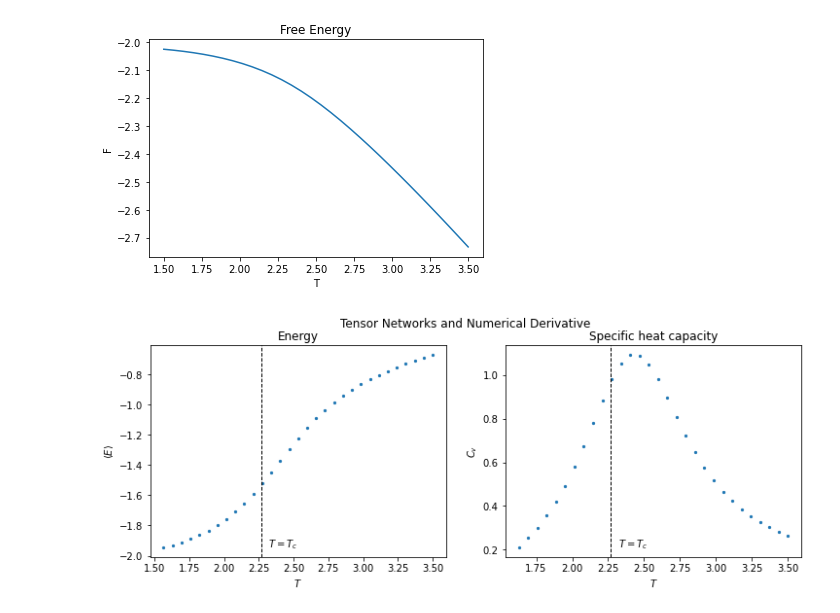
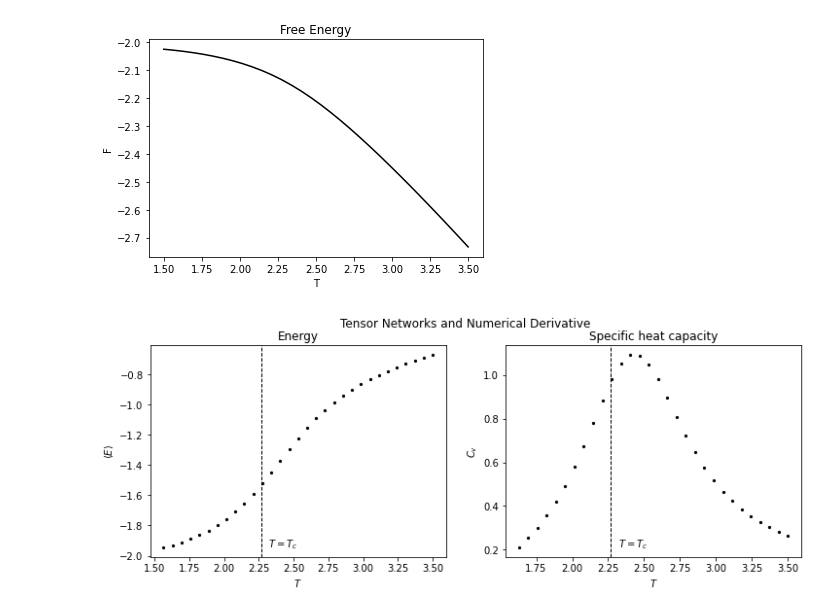
Before and after one commit to letallbewell/Ising_Model, a Jupyter notebook: Tensor Network.ipynb, the cells around one changed output. Cells and saved outputs as stored; diff of their text form; code cells hidden in the pictures.

```diff
--- a/Tensor Network.ipynb
+++ b/Tensor Network.ipynb
@@ -49,25 +65,27 @@ for beta in tqdm(betas):
     Z = find_Z(beta, N)
     Zs.append(Z)
 # %%
-Fs = -Ts * ln_Z/ (N**2)
-plt.plot(Ts, Fs);
+ln_Zs = np.log(Zs)
+
+Fs = -Ts * ln_Zs/ (N**2)
+plt.plot(Ts, Fs, c='k');
 plt.title('Free Energy');
 plt.xlabel('T');
 plt.ylabel('F');
 plt.savefig('Free energy.jpg')
 # %% [output]
-[figure, old version]
+[figure, new version]
 # %%
 
 # Energy
-dln_Z_d = [(ln_Z[i+1]-ln_Z[i])/(betas[i+1]-betas[i])
-                 for i in range(ln_Z.shape[0]-1)]
-dln_Z_d = np.array(dln_Z_d)/N**2
-E = -dln_Z_d
+dln_Z_d_beta = [(ln_Zs[i+1]-ln_Zs[i])/(betas[i+1]-betas[i])
+                 for i in range(ln_Zs.shape[0]-1)]
+dln_Z_d_beta = np.array(dln_Z_d_beta)/N**2
+E = -dln_Z_d_beta
 
 # Specific heat
-dln_Z_d2 = [(dln_Z_d[i+1]-dln_Z_d[i])/(betas[i+1]-betas[i])
-           for i in range(dln_Z_d.shape[0]-1)]
+dln_Z_d2 = [(dln_Z_d_beta[i+1]-dln_Z_d_beta[i])/(betas[i+1]-betas[i])
+           for i in range(dln_Z_d_beta.shape[0]-1)]
 dln_Z_d2 = np.array(dln_Z_d2)
 Delta_E2 = dln_Z_d2
 C =  Delta_E2/Ts[2:]**2
@@ -77,7 +95,7 @@ Ts = 1/betas
 f = plt.figure(figsize=(12, 4)); #
 
 f.add_subplot(1,2,1);
-plt.scatter(Ts[1:], E, s=5)
+plt.scatter(Ts[1:], E, c='k', s=5)
 plt.axvline(x=Tc, c='k', linewidth=1, linestyle='--')
 plt.annotate(r'$T = T_c$', xy=(Tc+0.05,np.min(E)), fontsize=10);
 plt.xlabel(r'$ T $')
@@ -85,7 +103,7 @@ plt.ylabel(r'$ \langle E \rangle $');
 plt.title('Energy');
 
 f.add_subplot(1,2,2);
-plt.scatter(Ts[2:], C, s=5)
+plt.scatter(Ts[2:], C, c='k', s=5)
 plt.axvline(x=Tc, c='k', linewidth=1, linestyle='--')
 plt.annotate(r'$T = T_c$', xy=(Tc+0.05,np.min(C)), fontsize=10);
 plt.xlabel(r'$ T $')
@@ -95,4 +113,4 @@ plt.title('Specific heat capacity');
 plt.suptitle('Tensor Networks and Numerical Derivative');
 plt.savefig('TN E and C.jpg')
 # %% [output]
-[figure, old version]
+[figure, new version]
```
Also changed, not shown: parts of 1 cell of this notebook.
